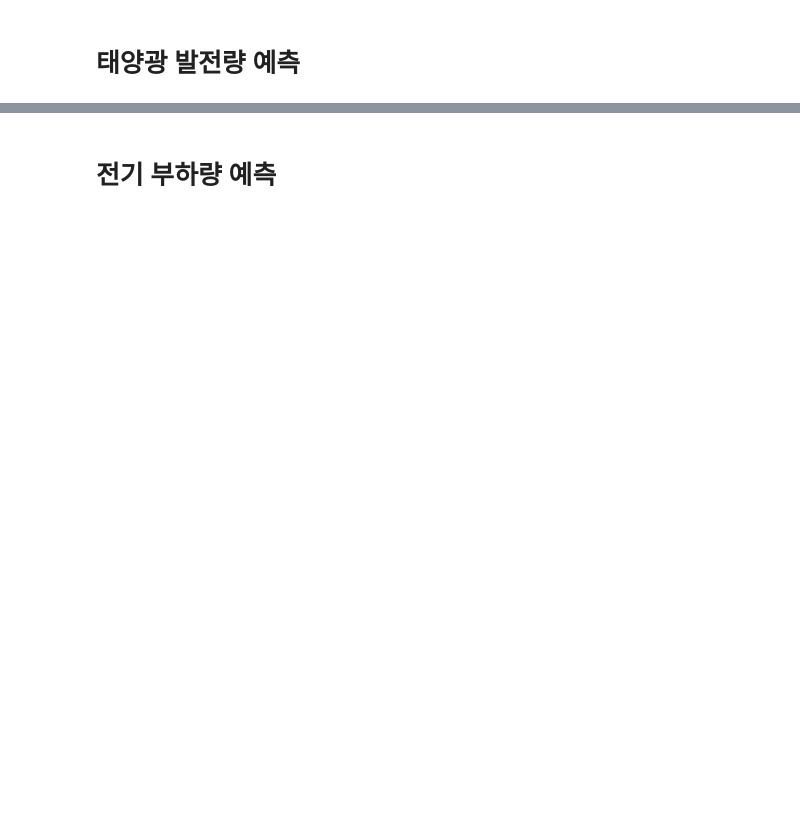
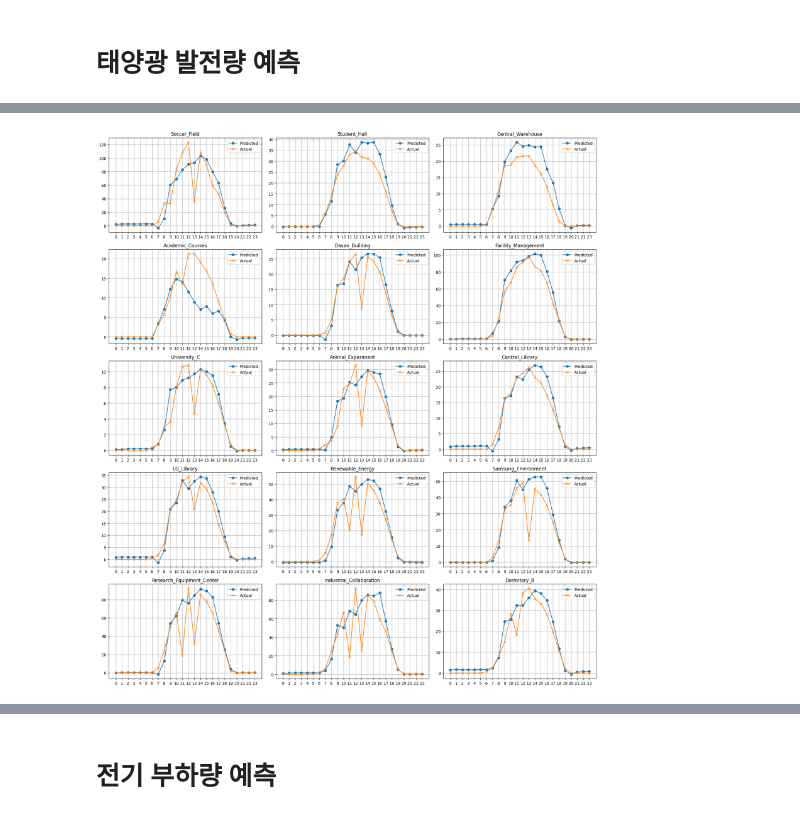
Before and after one commit to y00njaekim/GIST-Campus-EMS, a Jupyter notebook: gist_campus_ems.ipynb, the cells around one changed output, grey strips where cells are left out. Saved outputs shown, nothing was run; the diff lists cells and outputs as text; code cells hidden in the pictures; blank space fills up the shorter version.

```diff
--- a/gist_campus_ems.ipynb
+++ b/gist_campus_ems.ipynb
@@ -125,0 +128,38 @@ same_day_y_test
+# %%
+def korean_to_english_solar(column_name):
+    mapping = {
+        "축구장": "Soccer_Field",
+        "학생회관": "Student_Hall",
+        "중앙창고": "Central_Warehouse",
+        "학사과정": "Academic_Courses",
+        "다산빌딩": "Dasan_Building",
+        "시설관리동": "Facility_Management",
+        "대학C동": "University_C",
+        "동물실험동": "Animal_Experiment",
+        "중앙도서관": "Central_Library",
+        "LG도서관": "LG_Library",
+        "신재생에너지동": "Renewable_Energy",
+        "삼성환경동": "Samsung_Environment",
+        "중앙연구기기센터": "Research_Equipment_Center",
+        "산업협력관": "Industrial_Collaboration",
+        "기숙사 B동": "Dormitory_B"
+    }
+    return mapping.get(column_name, "Unknown_Column")
+# %%
+import matplotlib.pyplot as plt
+
+hours = list(range(24))
+
+fig, axes = plt.subplots(nrows=5, ncols=3, figsize=(18, 20))
+for ax, column in zip(axes.flatten(), res_solar.columns):
+    ax.plot(hours, res_solar[column], label='Predicted', marker='o')
+    ax.plot(hours, same_day_y_test[column], label='Actual', marker='x')  # Using the dummy data as 'Actual' for demonstration
+    ax.set_title(korean_to_english_solar(column))
+    ax.legend()
+    ax.grid(True)
+    ax.set_xticks(hours)
+
+plt.tight_layout()
+plt.show()
+# %% [output]
+[figure, added]
```
Also changed, not shown: parts of 18 cells of this notebook.
